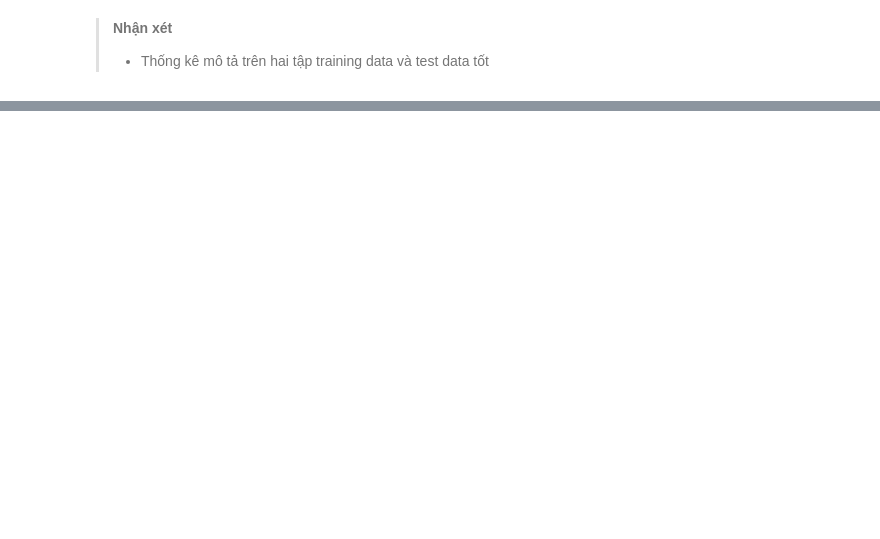
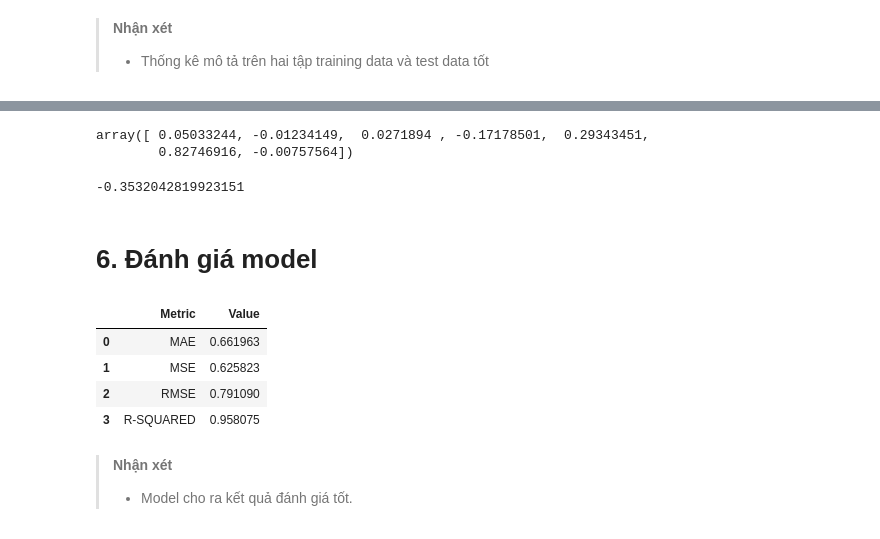
Before and after one commit to cuongpiger/CSC_Big_Data_in_Machine_Learning, a Jupyter notebook: Chapter 07. PySpark ML - Linear & Logistic Regression, Pipeline/ex_01.ipynb, the cells around one changed output, grey strips where cells are left out. Saved outputs shown, nothing was run; the diff lists cells and outputs as text; code cells hidden in the pictures; blank space fills up the shorter version.

```diff
--- a/Chapter 07. PySpark ML - Linear & Logistic Regression, Pipeline/ex_01.ipynb
+++ b/Chapter 07. PySpark ML - Linear & Logistic Regression, Pipeline/ex_01.ipynb
@@ -116,0 +123,24 @@ lr_model.describeTarget()
+# %%
+lr_model.coefficients
+# %% [output]
+array([ 0.05033244, -0.01234149,  0.0271894 , -0.17178501,  0.29343451,
+        0.82746916, -0.00757564])
+# %%
+lr_model.intercept
+# %% [output]
+-0.3532042819923151
+# %% [markdown]
+# 6. Đánh giá model
+# %%
+metric, residual = lr_model.evaluate()
+# %%
+metric
+# %% [output]
+|  | Metric | Value |
+| 0 | MAE | 0.661963 |
+| 1 | MSE | 0.625823 |
+| 2 | RMSE | 0.791090 |
+| 3 | R-SQUARED | 0.958075 |
+# %% [markdown]
+> **Nhận xét**
+> * Model cho ra kết quả đánh giá tốt.
```
Also changed, not shown: parts of 10 cells of this notebook.
